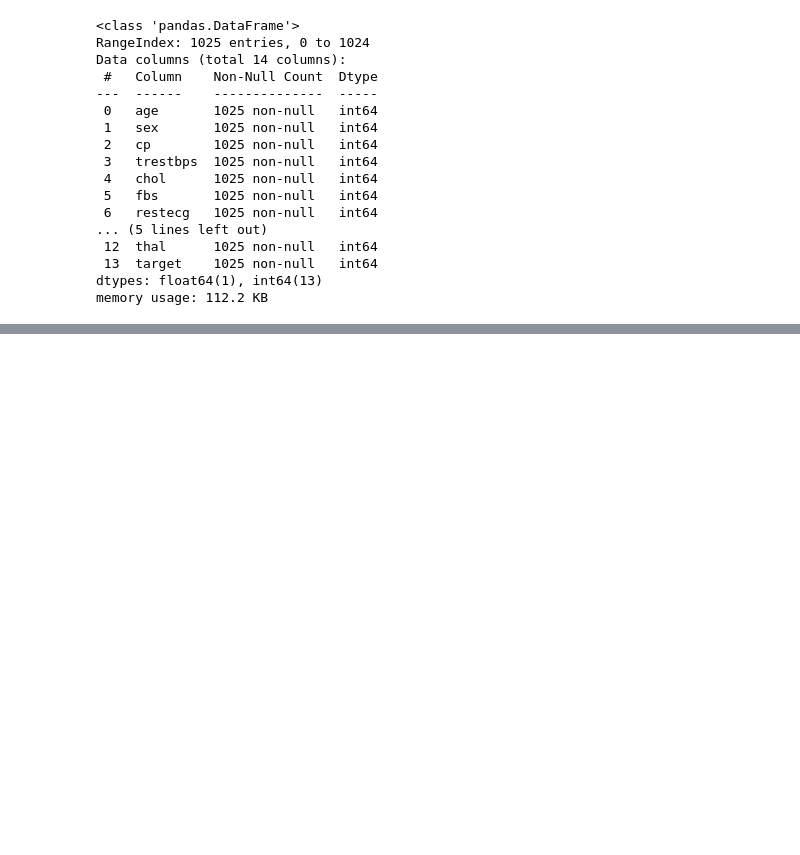
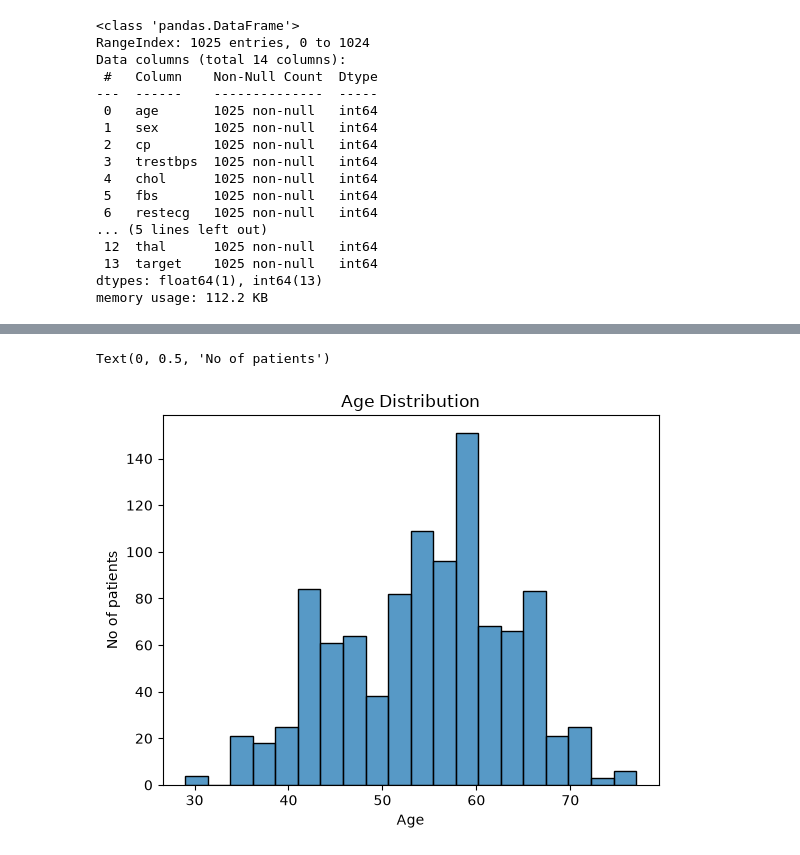
Before and after one commit to tharunika-19/Machine_Learning, a Jupyter notebook: Heart-Disease-Prediction/HeartDiseasePrediction.ipynb, the cells around one changed output, grey strips where cells are left out. Saved outputs shown, nothing was run; the diff lists cells and outputs as text; code cells hidden in the pictures; blank space fills up the shorter version.

```diff
--- a/Heart-Disease-Prediction/HeartDiseasePrediction.ipynb
+++ b/Heart-Disease-Prediction/HeartDiseasePrediction.ipynb
@@ -46,0 +106,8 @@ memory usage: 112.2 KB
+# %%
+sns.histplot(df["age"],bins=20)
+plt.title("Age Distribution")
+plt.xlabel("Age")
+plt.ylabel("No of patients")
+# %% [output]
+Text(0, 0.5, 'No of patients')
+[figure, added]
```
Also changed, not shown: parts of 19 cells of this notebook, 1 other file.
